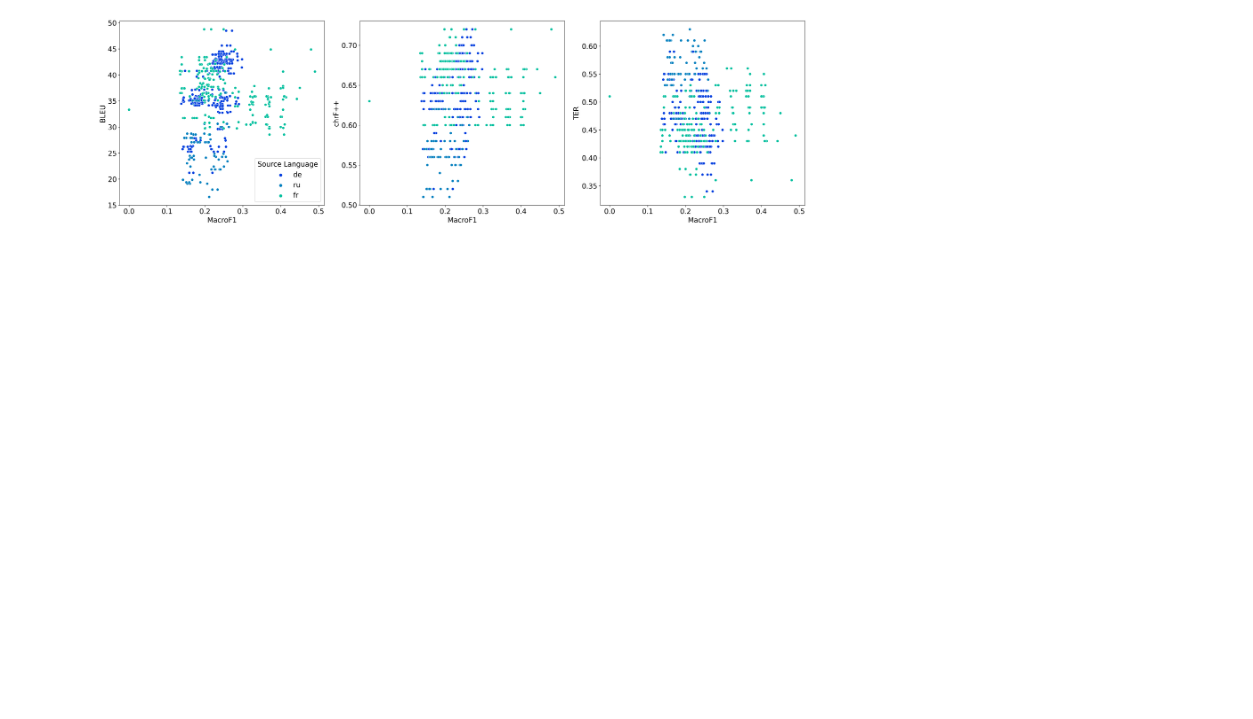
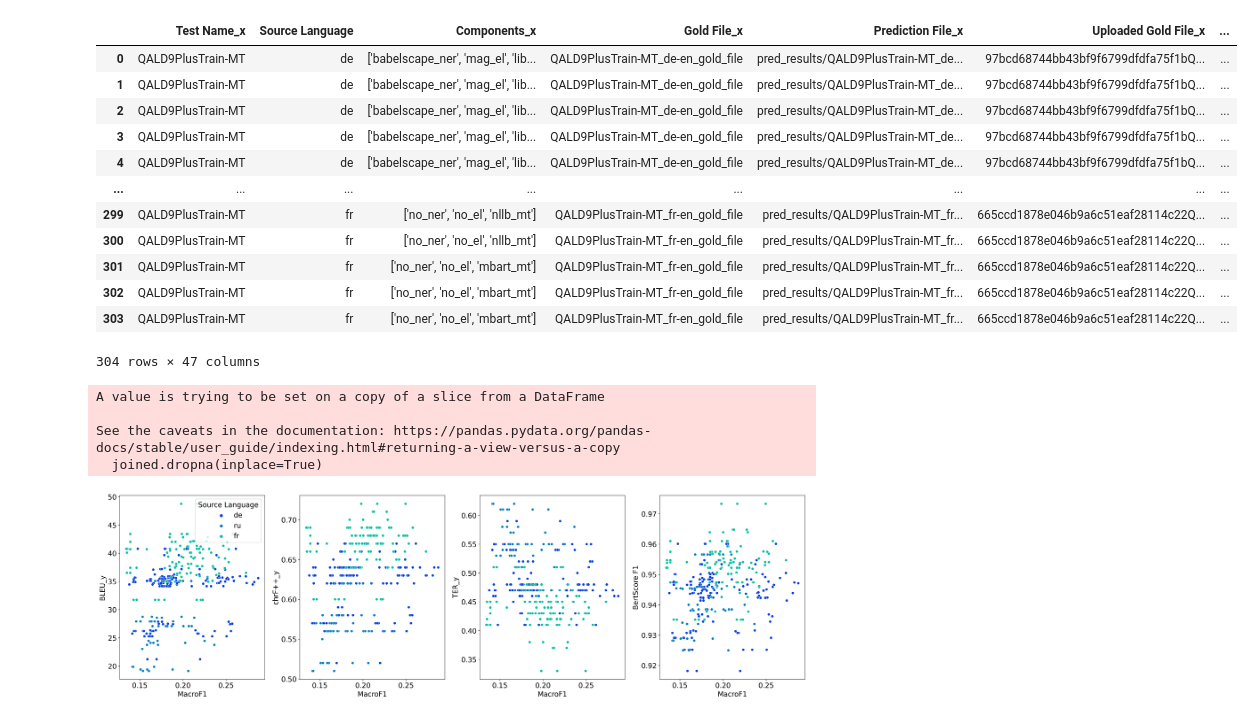
Before and after one commit to dice-group/LFQA, a Jupyter notebook: EDA/notebooks/mt-vs-kgqa-corellation.ipynb, the cells around one changed output. Saved outputs shown, nothing was run; the diff lists cells and outputs as text; code cells hidden in the pictures; blank space fills up the shorter version.

```diff
--- a/EDA/notebooks/mt-vs-kgqa-corellation.ipynb
+++ b/EDA/notebooks/mt-vs-kgqa-corellation.ipynb
@@ -32,10 +42,31 @@ joined = pd.merge(df_neamt, df_kgqa.rename(columns={'Dataset':'join_column'}), o
+# %%
+joined
+# %% [output]
+|  | Test Name_x | Source Language | Components_x | Gold File_x | Prediction File_x | Uploaded Gold File_x | ... |
+| 0 | QALD9PlusTrain-MT | de | ['babelscape_ner', 'mag_el', 'lib... | QALD9PlusTrain-MT_de-en_gold_file | pred_results/QALD9PlusTrain-MT_de... | 97bcd68744bb43bf9f6799dfdfa75f1bQ... | ... |
+| 1 | QALD9PlusTrain-MT | de | ['babelscape_ner', 'mag_el', 'lib... | QALD9PlusTrain-MT_de-en_gold_file | pred_results/QALD9PlusTrain-MT_de... | 97bcd68744bb43bf9f6799dfdfa75f1bQ... | ... |
+| 2 | QALD9PlusTrain-MT | de | ['babelscape_ner', 'mag_el', 'lib... | QALD9PlusTrain-MT_de-en_gold_file | pred_results/QALD9PlusTrain-MT_de... | 97bcd68744bb43bf9f6799dfdfa75f1bQ... | ... |
+| 3 | QALD9PlusTrain-MT | de | ['babelscape_ner', 'mag_el', 'lib... | QALD9PlusTrain-MT_de-en_gold_file | pred_results/QALD9PlusTrain-MT_de... | 97bcd68744bb43bf9f6799dfdfa75f1bQ... | ... |
+| 4 | QALD9PlusTrain-MT | de | ['babelscape_ner', 'mag_el', 'lib... | QALD9PlusTrain-MT_de-en_gold_file | pred_results/QALD9PlusTrain-MT_de... | 97bcd68744bb43bf9f6799dfdfa75f1bQ... | ... |
+| ... | ... | ... | ... | ... | ... | ... | ... |
+| 299 | QALD9PlusTrain-MT | fr | ['no_ner', 'no_el', 'nllb_mt'] | QALD9PlusTrain-MT_fr-en_gold_file | pred_results/QALD9PlusTrain-MT_fr... | 665ccd1878e046b9a6c51eaf28114c22Q... | ... |
+| 300 | QALD9PlusTrain-MT | fr | ['no_ner', 'no_el', 'nllb_mt'] | QALD9PlusTrain-MT_fr-en_gold_file | pred_results/QALD9PlusTrain-MT_fr... | 665ccd1878e046b9a6c51eaf28114c22Q... | ... |
+| 301 | QALD9PlusTrain-MT | fr | ['no_ner', 'no_el', 'mbart_mt'] | QALD9PlusTrain-MT_fr-en_gold_file | pred_results/QALD9PlusTrain-MT_fr... | 665ccd1878e046b9a6c51eaf28114c22Q... | ... |
+| 302 | QALD9PlusTrain-MT | fr | ['no_ner', 'no_el', 'mbart_mt'] | QALD9PlusTrain-MT_fr-en_gold_file | pred_results/QALD9PlusTrain-MT_fr... | 665ccd1878e046b9a6c51eaf28114c22Q... | ... |
+| 303 | QALD9PlusTrain-MT | fr | ['no_ner', 'no_el', 'mbart_mt'] | QALD9PlusTrain-MT_fr-en_gold_file | pred_results/QALD9PlusTrain-MT_fr... | 665ccd1878e046b9a6c51eaf28114c22Q... | ... |
+304 rows × 47 columns
 # %%
-joined = joined[['Test Name', 'Source Language', 'Components', 'BLEU', 'BLEU NLTK', 'METEOR', 'chrF++', 'TER', 'System_y', 'MicroF1', 'MacroF1', 'MicroPrecision', 'MacroPrecision', 'MicroRecall', 'MacroRecall', 'QALD-F1']]
+joined = joined[['Test Name_x', 'Source Language', 'Components_x', 'BertScore F1', 'BLEU_y', 'chrF++_y', 'TER_y', 'System_y', 'MicroF1', 'MacroF1', 'MicroPrecision', 'MacroPrecision', 'MicroRecall', 'MacroRecall', 'QALD-F1']]
 joined.dropna(inplace=True)
+# %% [output]
+A value is trying to be set on a copy of a slice from a DataFrame
+
+See the caveats in the documentation: https://pandas.pydata.org/pandas-docs/stable/user_guide/indexing.html#returning-a-view-versus-a-copy
+  joined.dropna(inplace=True)
 # %%
 plt.rcParams['font.size'] = 16
 
-metrics = ['BLEU', 'chrF++', 'TER', ]
+metrics = ['BLEU_y', 'chrF++_y', 'TER_y', 'BertScore F1']
 fig, axs = plt.subplots(ncols=len(metrics), figsize=(23, 7), dpi=300)
 
 for i, metric in enumerate(metrics):
@@ -48,5 +79,5 @@ for i, metric in enumerate(metrics):
 plt.tight_layout()
 # plt.savefig('../data/img/strip-plot-all.pdf')
 # %% [output]
-[figure, old version]
+[figure, new version]
 # %%
```
Also changed, not shown: parts of 7 cells of this notebook, 3 other files.
